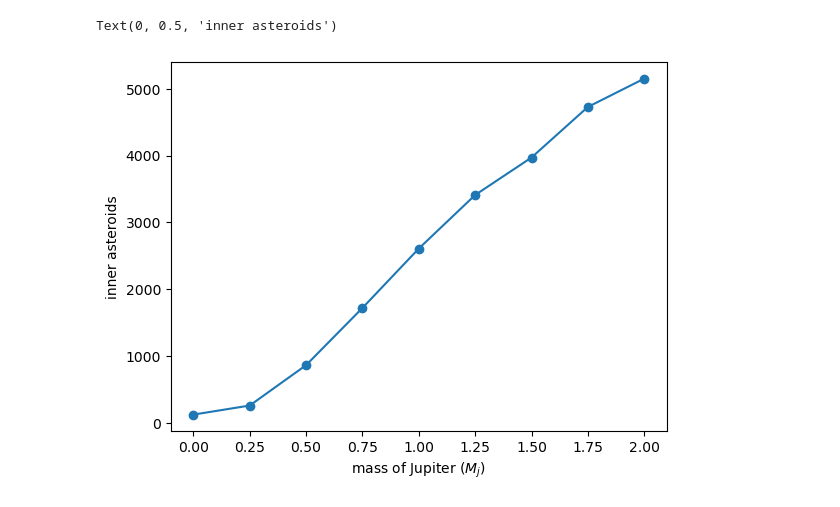
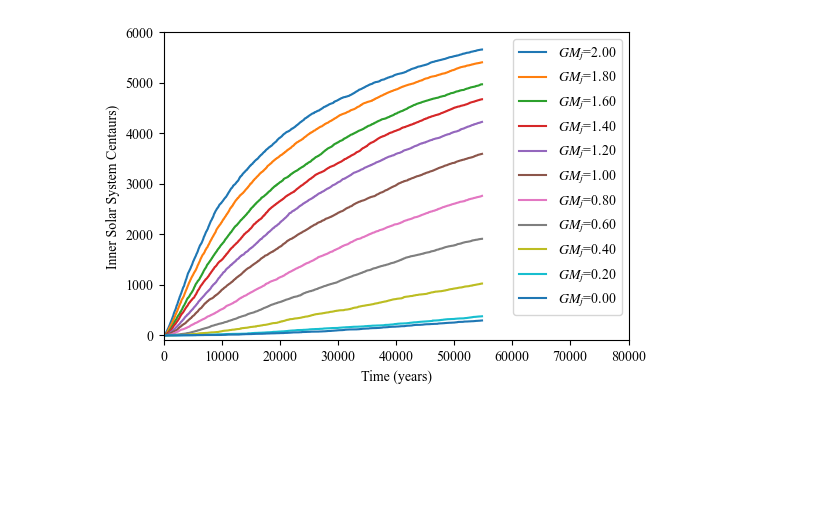
Before and after one commit to ThijsSpoor99/Project-Computational-Science, a Jupyter notebook: hypothesisTesting.ipynb, the cells around one changed output. Saved outputs shown, nothing was run; the diff lists cells and outputs as text; code cells hidden in the pictures; blank space fills up the shorter version.

```diff
--- a/hypothesisTesting.ipynb
+++ b/hypothesisTesting.ipynb
@@ -114,2 +28,6 @@ plt.xlim(22920, 22940)
+# %%
+GMjupiter = ['0.00', '0.20', '0.40', '0.60', '0.80', '1.00', '1.20', '1.40', '1.60', '1.80', '2.00']
+GMjupiter = np.flip(GMjupiter)
+nCentaurs = 24375
 # %%
 inner = []
@@ -130,3 +50,0 @@ FileNotFoundError: Data/hypothesis/inner0.25.csv not found.
-# %%
-for i in range(len(inner)):
-    plt.plot(np.arange(0, 1e7, 10)[:10], inner[i][:10])
@@ -135,7 +50,0 @@ for i in range(len(inner)):
-# %%
-plt.errorbar(np.arange(0, 2.1, 0.25), totalInner, linestyle='-', marker='o', color='tab:blue')
-plt.xlabel(r'mass of Jupiter ($M_j$)')
-plt.ylabel('inner asteroids')
-# %% [output]
-Text(0, 0.5, 'inner asteroids')
-[figure, removed]
@@ -141,0 +100,13 @@ Text(0, 0.5, 'inner asteroids')
+# %%
+plt.figure(figsize=(6, 4))
+plt.tight_layout()
+for i in range(len(inner)):
+    plt.plot(np.arange(0, 4e6*5, 5) / 365, inner[i], label=f'$GM_j$={GMjupiter[i]}')
+plt.xlabel("Time (years)")
+plt.ylabel("Inner Solar System Centaurs)")
+plt.xlim(0, 80000)
+plt.ylim(-100, 6000)
+plt.legend(loc=1)
+plt.savefig("Figures/innerOverTime.png", dpi=1000)
+# %% [output]
+[figure, added]
```
Also changed, not shown: parts of 16 cells of this notebook, 11 other files.
